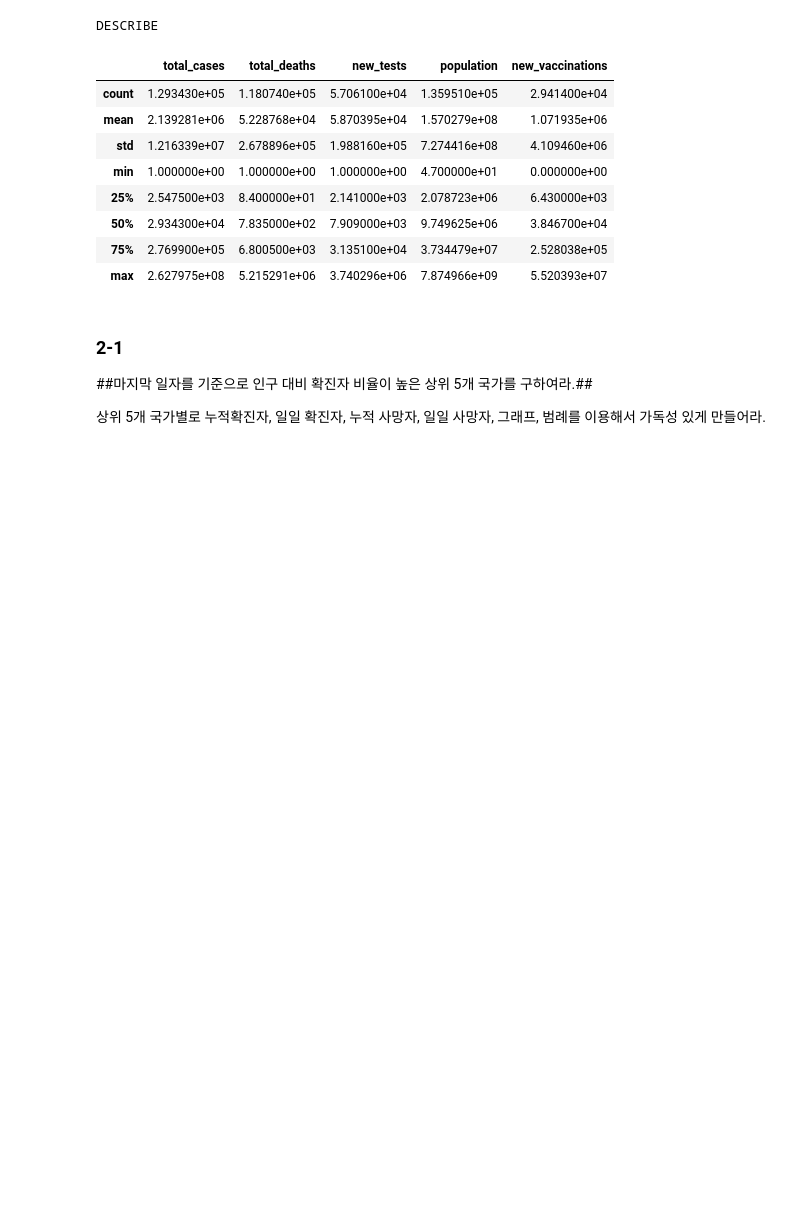
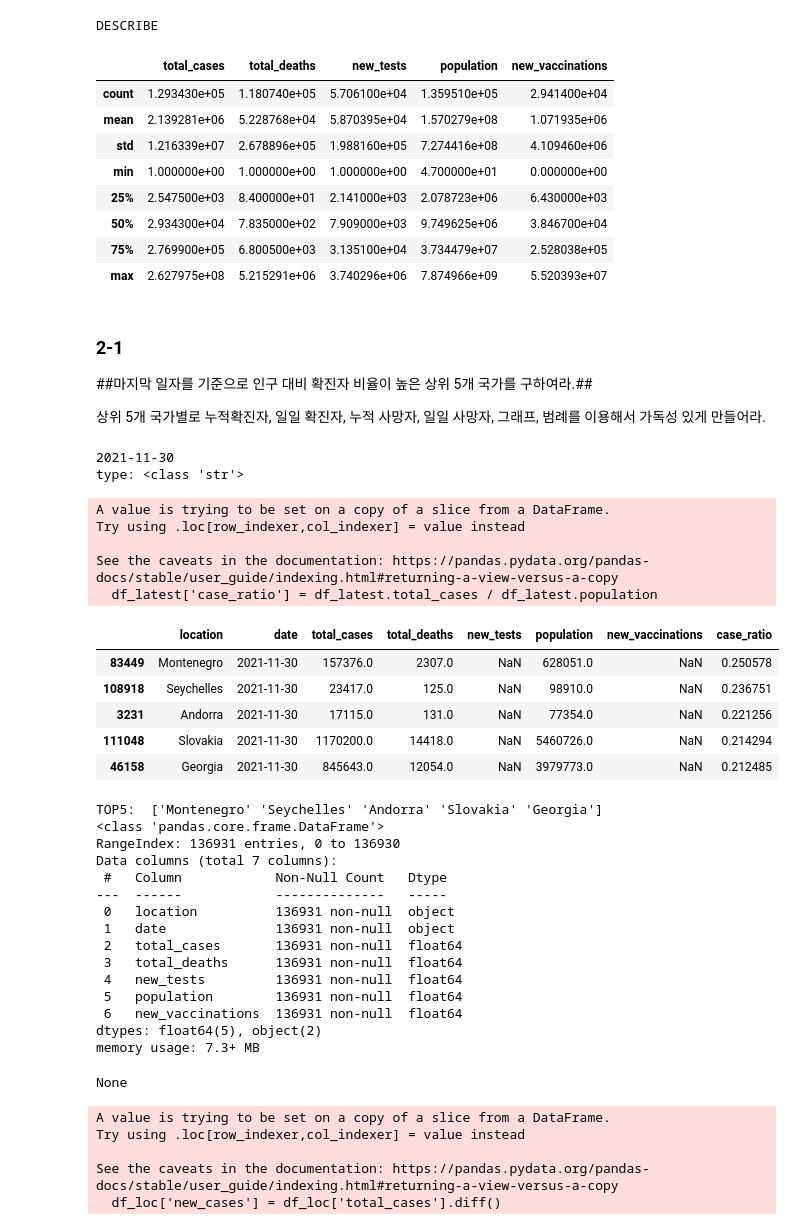
Before and after one commit to johyunkang/adp_certificate, a Jupyter notebook: adp_17.ipynb, the cells around one changed output. Drawn from its saved outputs; the diff is of its cells as text; code cells hidden in the pictures; blank space fills up the shorter version.

```diff
--- a/adp_17.ipynb
+++ b/adp_17.ipynb
@@ -322,3 +322,60 @@ DESCRIBE
 ##마지막 일자를 기준으로 인구 대비 확진자 비율이 높은 상위 5개 국가를 구하여라.##
 
 상위 5개 국가별로 누적확진자, 일일 확진자, 누적 사망자, 일일 사망자, 그래프, 범례를 이용해서 가독성 있게 만들어라.
+# %%
+# 상위 5개 국가 추출
+print(df.date.max())
+latest_date = df.date.max()
+print('type:', type(latest_date))
+df_latest = df[df['date']==latest_date]
+
+df_latest['case_ratio'] = df_latest.total_cases / df_latest.population
+display(df_latest.sort_values(by=['case_ratio'], ascending=False).head(5))
+
+top5_loc = df_latest.sort_values(by=['case_ratio'], ascending=False).head(5).location.values
+print('TOP5: ', top5_loc)
+
+# nan 값을 0으로 채움
+df = df.fillna(0)
+display(df.info())
+
+# 5개 국가의 일일 확진자, 일일 사망자 추출
+
+for loc in top5_loc :
+    df_loc = df[df.location == loc]
+    df_loc.loc[df_loc.index, 'new_cases'] = df_loc['total_cases'].diff().values
+# %% [output]
+2021-11-30
+type: <class 'str'>
+A value is trying to be set on a copy of a slice from a DataFrame.
+Try using .loc[row_indexer,col_indexer] = value instead
+
+See the caveats in the documentation: https://pandas.pydata.org/pandas-docs/stable/user_guide/indexing.html#returning-a-view-versus-a-copy
+  df_latest['case_ratio'] = df_latest.total_cases / df_latest.population
+|  | location | date | total_cases | total_deaths | new_tests | population | new_vaccinations | case_ratio |
+| 83449 | Montenegro | 2021-11-30 | 157376.0 | 2307.0 | NaN | 628051.0 | NaN | 0.250578 |
+| 108918 | Seychelles | 2021-11-30 | 23417.0 | 125.0 | NaN | 98910.0 | NaN | 0.236751 |
+| 3231 | Andorra | 2021-11-30 | 17115.0 | 131.0 | NaN | 77354.0 | NaN | 0.221256 |
+| 111048 | Slovakia | 2021-11-30 | 1170200.0 | 14418.0 | NaN | 5460726.0 | NaN | 0.214294 |
+| 46158 | Georgia | 2021-11-30 | 845643.0 | 12054.0 | NaN | 3979773.0 | NaN | 0.212485 |
+TOP5:  ['Montenegro' 'Seychelles' 'Andorra' 'Slovakia' 'Georgia']
+<class 'pandas.core.frame.DataFrame'>
+RangeIndex: 136931 entries, 0 to 136930
+Data columns (total 7 columns):
+ #   Column            Non-Null Count   Dtype
+---  ------            --------------   -----
+ 0   location          136931 non-null  object
+ 1   date              136931 non-null  object
+ 2   total_cases       136931 non-null  float64
+ 3   total_deaths      136931 non-null  float64
+ 4   new_tests         136931 non-null  float64
+ 5   population        136931 non-null  float64
+ 6   new_vaccinations  136931 non-null  float64
+dtypes: float64(5), object(2)
+memory usage: 7.3+ MB
+None
+A value is trying to be set on a copy of a slice from a DataFrame.
+Try using .loc[row_indexer,col_indexer] = value instead
+
+See the caveats in the documentation: https://pandas.pydata.org/pandas-docs/stable/user_guide/indexing.html#returning-a-view-versus-a-copy
+  df_loc['new_cases'] = df_loc['total_cases'].diff()
```
Also changed, not shown: parts of 4 cells of this notebook.
